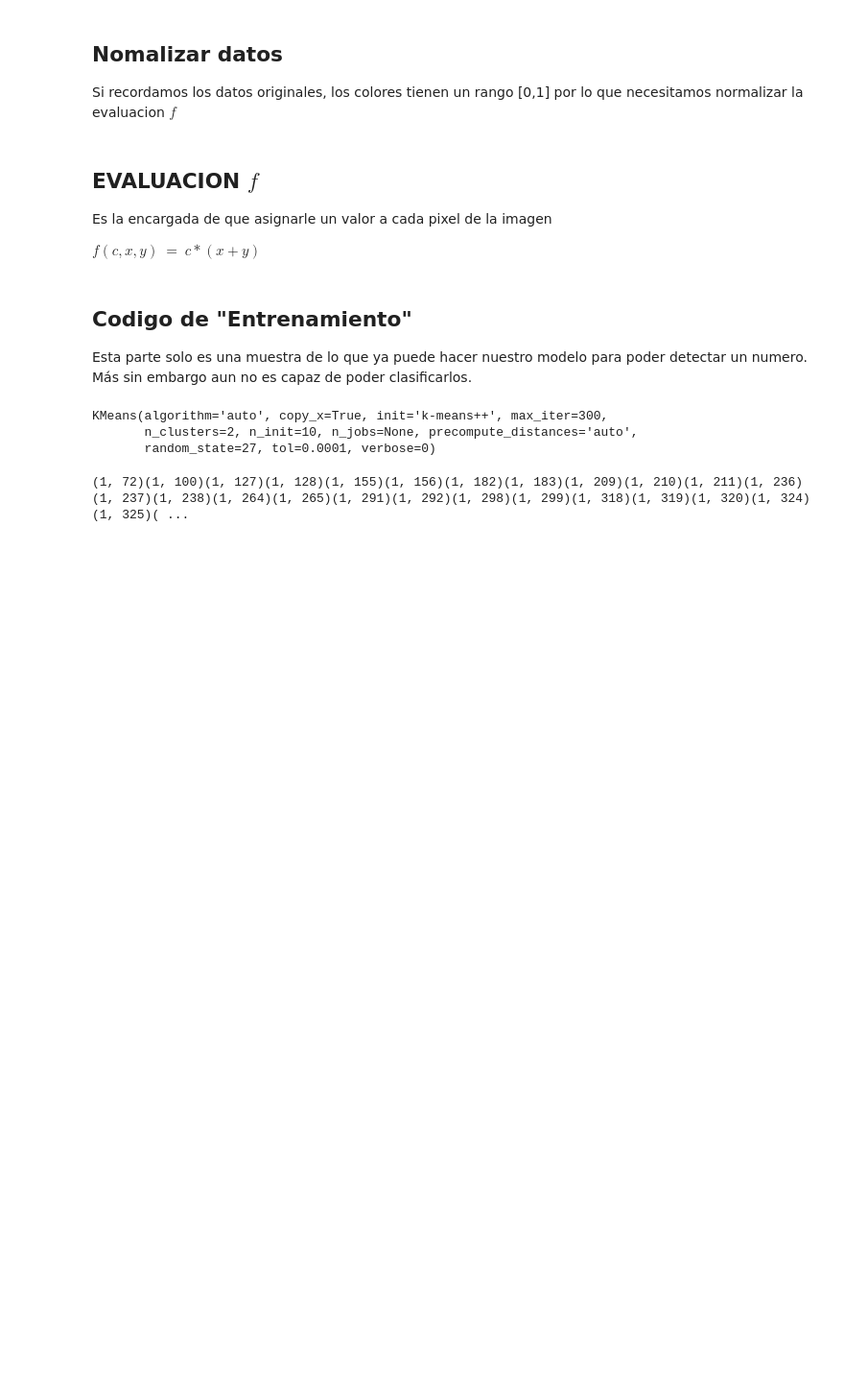
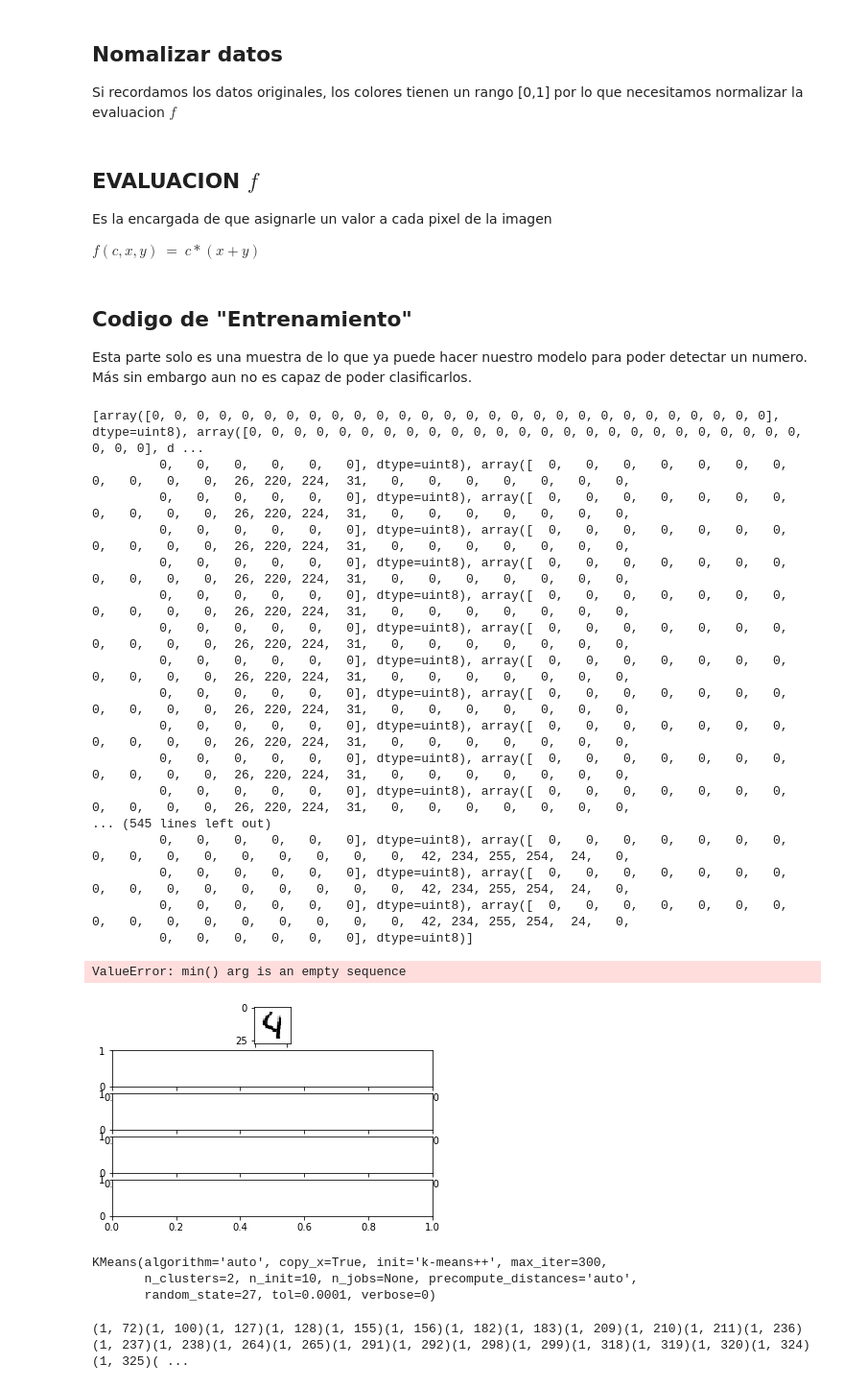
Before and after one commit to soyeldono/MnisProyecto, a Jupyter notebook: Mnist.ipynb, the cells around one changed output. Shown at 96% size. Drawn from its saved outputs; the diff is of its cells as text; code cells hidden in the pictures; blank space fills up the shorter version.

```diff
--- a/Mnist.ipynb
+++ b/Mnist.ipynb
@@ -262,6 +238,70 @@ for k,i in enumerate(lista_nums):
 for k,i in enumerate(lista_nums):
     for m,j in enumerate(lista_nums[i]):
         lista_nums[i][m] = lista_nums[i][m]*7
+# %%
+def OrdenarConD(X,D):
+    _0 = []
+    _1 = []
+
+    #print(D)
+
+    for i in X:
+        for j in i:
+            #print(i)
+            if j <= D:
+                _0.append(i)
+            else:
+                _1.append(i)
+    #print(_0,_1)
+    return (_0,_1)
+# %%
+D = range(5)
+# %%
+for i in D:
+    _random = rd.randint(0,5000)
+    fig,ax = plt.subplots(5)
+    ax[i].imshow(x_train[_random], cmap="Greys")
+
+    _labels = OrdenarConD(x_train[_random],i+1)
+
+    _mincoordenates = []
+
+    for h in _labels[1]:
+    #print((i,j) if i==1 else "",end="")
+        for j,k in enumerate(h):
+            if k == 1:
+                _mincoordenates.append(j)
+    #print(_mincoordenates)
+    x_min = [m%28 for m in _mincoordenates]
+    y_min = [m//28 for m in _mincoordenates]
+
+    _minX,_minY = min(x_min),min(y_min)
+    _maxX,_maxY = max(x_min),max(y_min)
+
+    rect = patches.Rectangle((_minX,_minY),abs(_minX-_maxX),abs(_minY-_maxY),linewidth=2,edgecolor='r',facecolor='none')
+
+    ax[i].add_patch(rect)
+plt.axis("equal")
+# %% [output]
+[array([0, 0, 0, 0, 0, 0, 0, 0, 0, 0, 0, 0, 0, 0, 0, 0, 0, 0, 0, 0, 0, 0, 0, 0, 0, 0, 0, 0], dtype=uint8), array([0, 0, 0, 0, 0, 0, 0, 0, 0, 0, 0, 0, 0, 0, 0, 0, 0, 0, 0, 0, 0, 0, 0, 0, 0, 0, 0, 0], d ...
+         0,   0,   0,   0,   0,   0], dtype=uint8), array([  0,   0,   0,   0,   0,   0,   0,   0,   0,   0,   0,  26, 220, 224,  31,   0,   0,   0,   0,   0,   0,   0,
+         0,   0,   0,   0,   0,   0], dtype=uint8), array([  0,   0,   0,   0,   0,   0,   0,   0,   0,   0,   0,  26, 220, 224,  31,   0,   0,   0,   0,   0,   0,   0,
+         0,   0,   0,   0,   0,   0], dtype=uint8), array([  0,   0,   0,   0,   0,   0,   0,   0,   0,   0,   0,  26, 220, 224,  31,   0,   0,   0,   0,   0,   0,   0,
+         0,   0,   0,   0,   0,   0], dtype=uint8), array([  0,   0,   0,   0,   0,   0,   0,   0,   0,   0,   0,  26, 220, 224,  31,   0,   0,   0,   0,   0,   0,   0,
+         0,   0,   0,   0,   0,   0], dtype=uint8), array([  0,   0,   0,   0,   0,   0,   0,   0,   0,   0,   0,  26, 220, 224,  31,   0,   0,   0,   0,   0,   0,   0,
+         0,   0,   0,   0,   0,   0], dtype=uint8), array([  0,   0,   0,   0,   0,   0,   0,   0,   0,   0,   0,  26, 220, 224,  31,   0,   0,   0,   0,   0,   0,   0,
+         0,   0,   0,   0,   0,   0], dtype=uint8), array([  0,   0,   0,   0,   0,   0,   0,   0,   0,   0,   0,  26, 220, 224,  31,   0,   0,   0,   0,   0,   0,   0,
+         0,   0,   0,   0,   0,   0], dtype=uint8), array([  0,   0,   0,   0,   0,   0,   0,   0,   0,   0,   0,  26, 220, 224,  31,   0,   0,   0,   0,   0,   0,   0,
+         0,   0,   0,   0,   0,   0], dtype=uint8), array([  0,   0,   0,   0,   0,   0,   0,   0,   0,   0,   0,  26, 220, 224,  31,   0,   0,   0,   0,   0,   0,   0,
+         0,   0,   0,   0,   0,   0], dtype=uint8), array([  0,   0,   0,   0,   0,   0,   0,   0,   0,   0,   0,  26, 220, 224,  31,   0,   0,   0,   0,   0,   0,   0,
+         0,   0,   0,   0,   0,   0], dtype=uint8), array([  0,   0,   0,   0,   0,   0,   0,   0,   0,   0,   0,  26, 220, 224,  31,   0,   0,   0,   0,   0,   0,   0,
+... (545 lines left out)
+         0,   0,   0,   0,   0,   0], dtype=uint8), array([  0,   0,   0,   0,   0,   0,   0,   0,   0,   0,   0,   0,   0,   0,   0,   0,  42, 234, 255, 254,  24,   0,
+         0,   0,   0,   0,   0,   0], dtype=uint8), array([  0,   0,   0,   0,   0,   0,   0,   0,   0,   0,   0,   0,   0,   0,   0,   0,  42, 234, 255, 254,  24,   0,
+         0,   0,   0,   0,   0,   0], dtype=uint8), array([  0,   0,   0,   0,   0,   0,   0,   0,   0,   0,   0,   0,   0,   0,   0,   0,  42, 234, 255, 254,  24,   0,
+         0,   0,   0,   0,   0,   0], dtype=uint8)]
+ValueError: min() arg is an empty sequence
+[figure, added]
 # %%
 km = KMeans(n_clusters=2,random_state=27)
 # %%
```
Also changed, not shown: parts of 2 cells of this notebook.
